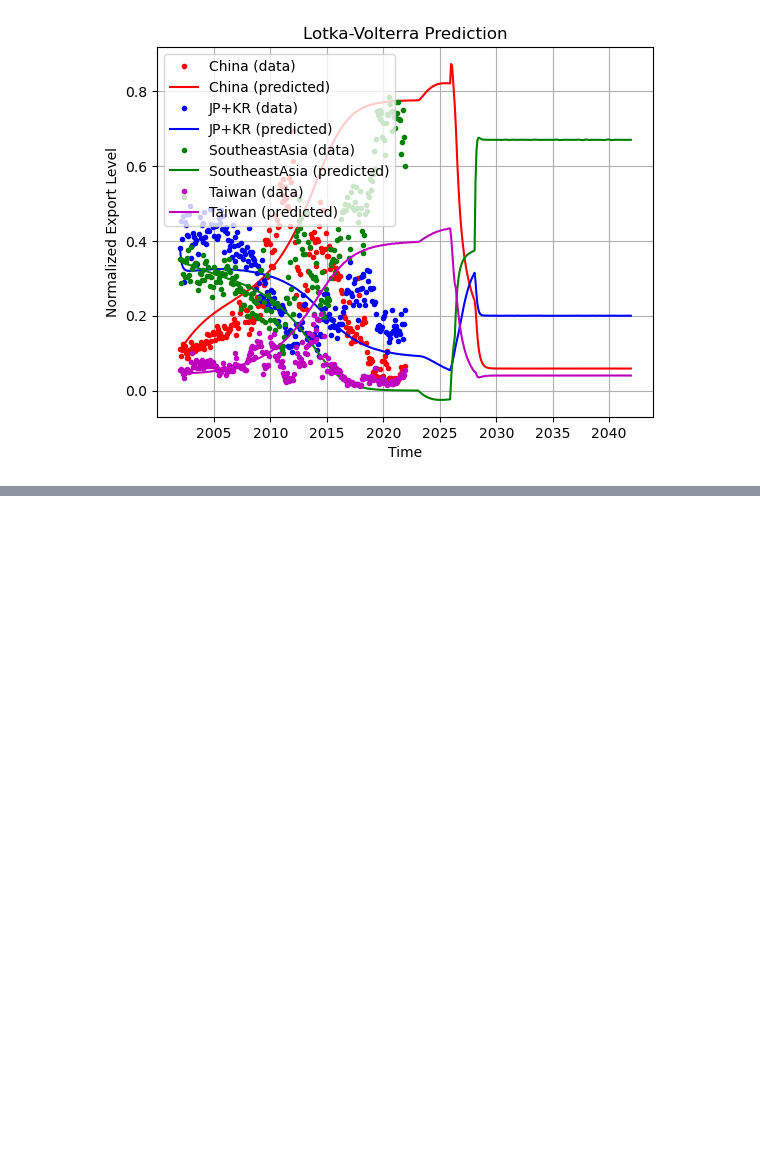
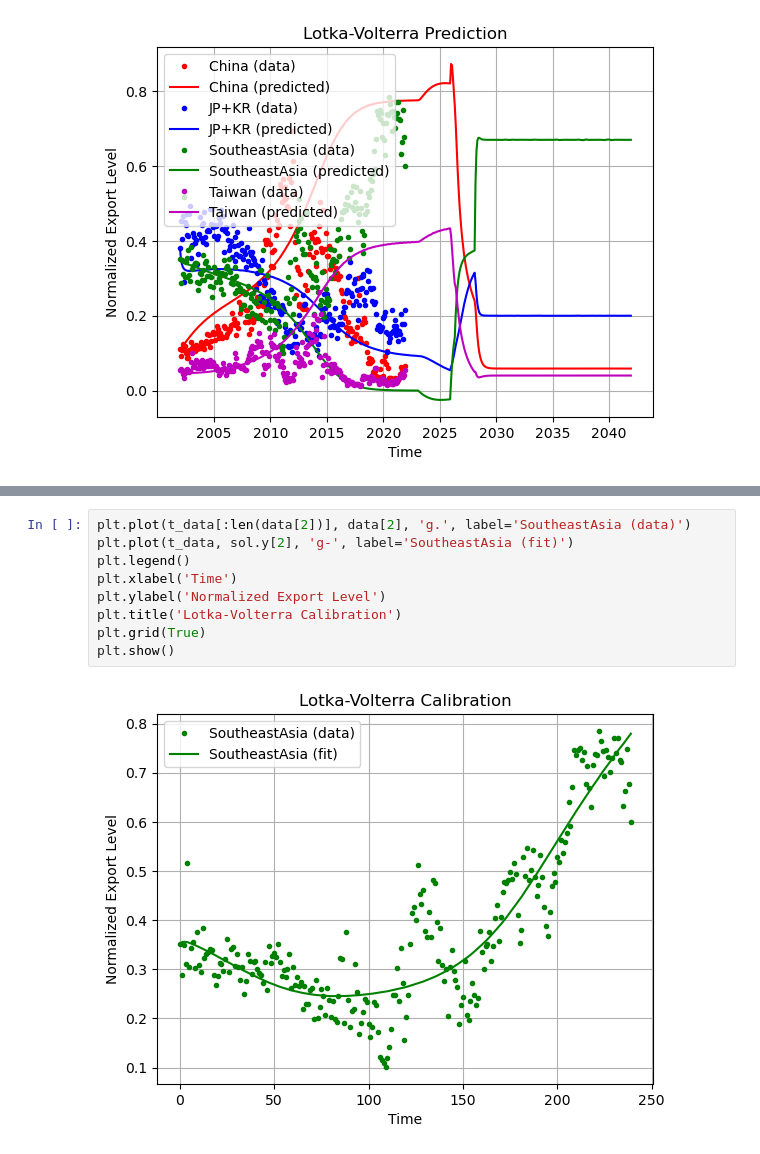
Before and after one commit to LeonardoPolverari/simulation_project, a Jupyter notebook: notebooks/Angius - Model for normalized values.ipynb, the cells around one changed output, grey strips where cells are left out. Drawn from its saved outputs; the diff is of its cells as text; blank space fills up the shorter version.

```diff
--- a/notebooks/Angius - Model for normalized values.ipynb
+++ b/notebooks/Angius - Model for normalized values.ipynb
@@ -367,0 +611,11 @@ plt.show()
+# %%
+plt.plot(t_data[:len(data[2])], data[2], 'g.', label='SoutheastAsia (data)')
+plt.plot(t_data, sol.y[2], 'g-', label='SoutheastAsia (fit)')
+plt.legend()
+plt.xlabel('Time')
+plt.ylabel('Normalized Export Level')
+plt.title('Lotka-Volterra Calibration')
+plt.grid(True)
+plt.show()
+# %% [output]
+[figure, added]
```
Also changed, not shown: parts of 31 cells of this notebook, 1 other file.
